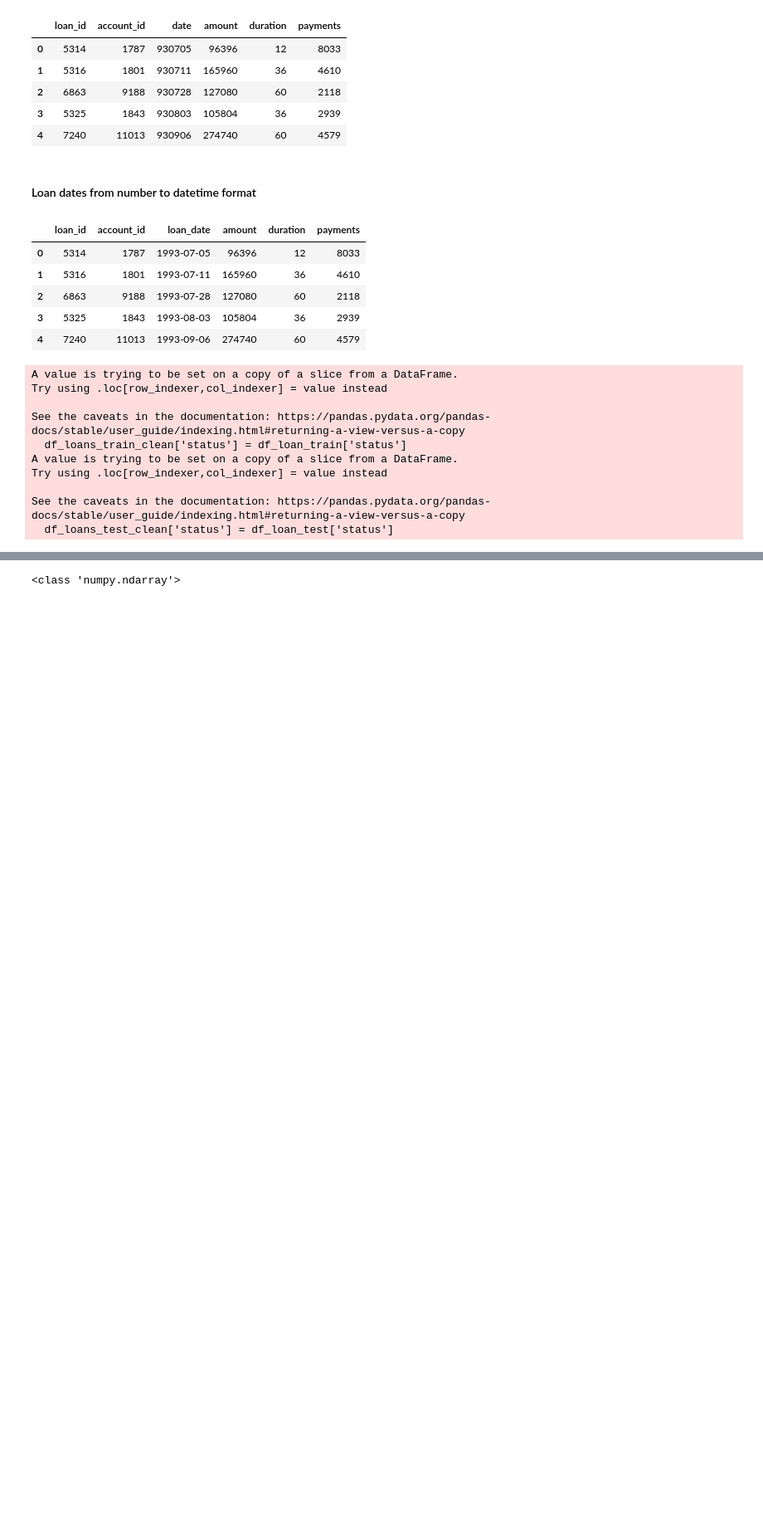
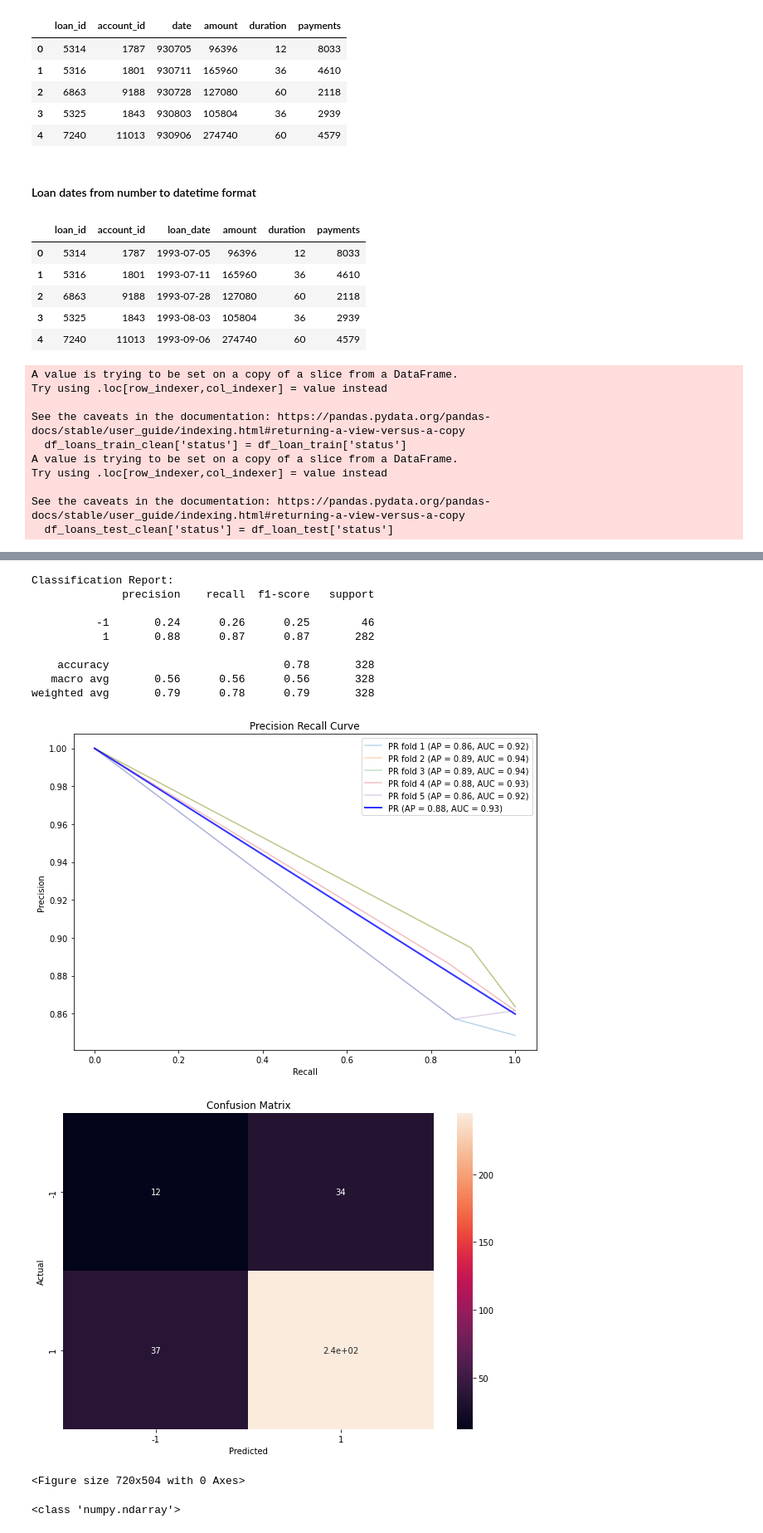
Before and after one commit to Diogogrosario/FEUP-AC, a Jupyter notebook: AC_proj.ipynb, the cells around one changed output, grey strips where cells are left out. Shown at 83% size. Saved outputs shown, nothing was run; the diff lists cells and outputs as text; code cells hidden in the pictures; blank space fills up the shorter version.

```diff
--- a/AC_proj.ipynb
+++ b/AC_proj.ipynb
@@ -423,0 +659,8 @@ print(predictions)
+# %%
+dtc = DecisionTreeClassifier()
+
+dtc.fit(merge_train.drop(columns=["status", "loan_id", "account_id", "district_id"]), merge_train['status'])
+
+predictions = dtc.predict(merge_test.drop(columns=['status', "loan_id", "account_id", "district_id"]))
+
+print(predictions)
@@ -424,3 +683,29 @@ print(predictions)
+# %%
+(testing_classes, predictions_proba, predictions) = cross_val(dtc, merge_train, 5)
+plt.figure()
+plt.draw()
+
+print("Classification Report:")
+print(classification_report(testing_classes, predictions))
+
+confusion_matrix = pd.crosstab(testing_classes, predictions, rownames=['Actual'], colnames=['Predicted'])
+sb.heatmap(confusion_matrix, annot=True)
+plt.title("Confusion Matrix")
+plt.figure()
+plt.draw()
+# %% [output]
+Classification Report:
+              precision    recall  f1-score   support
+
+          -1       0.24      0.26      0.25        46
+           1       0.88      0.87      0.87       282
+
+    accuracy                           0.78       328
+   macro avg       0.56      0.56      0.56       328
+weighted avg       0.79      0.78      0.79       328
+[figure, added]
+[figure, added]
+<Figure size 720x504 with 0 Axes>
 # %%
 df_final = pd.DataFrame({"Id" : merge_test['loan_id'], "Predicted" : predictions})
 
```
Also changed, not shown: parts of 50 cells of this notebook, 6 other files.
